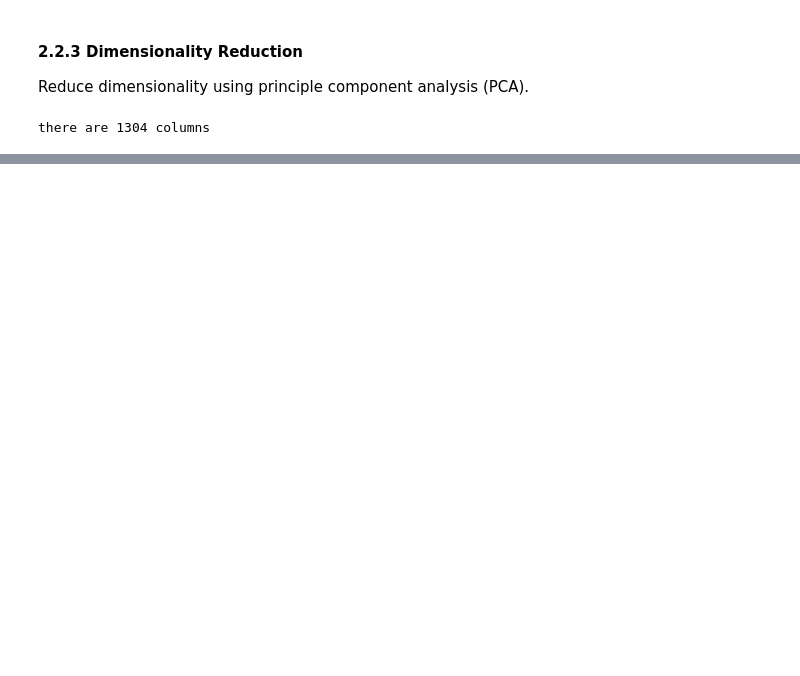
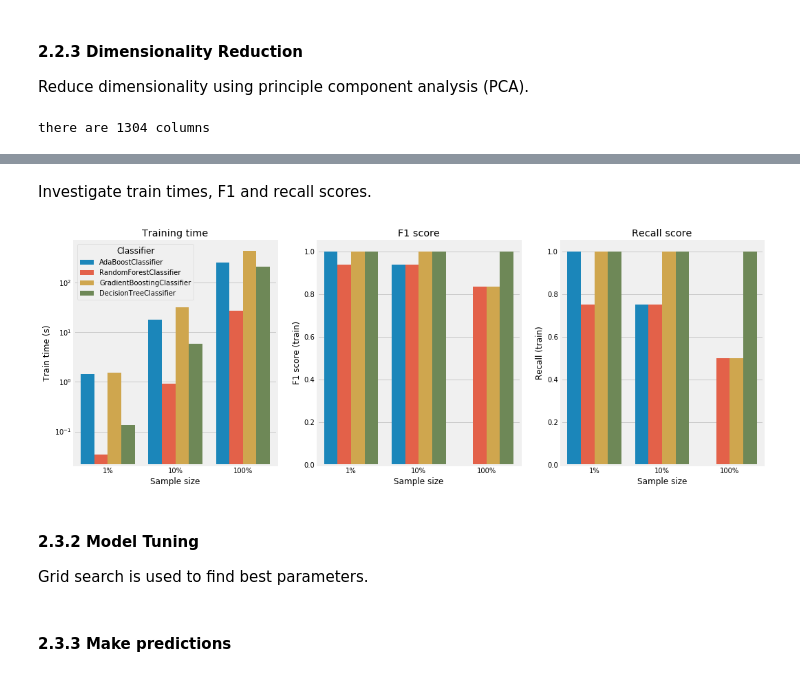
Before and after one commit to TK-Problem/nano_degree_DS, a Jupyter notebook: Capstone_project/Arvato_Project_Part_2.ipynb, the cells around one changed output, grey strips where cells are left out. Drawn from its saved outputs; the diff is of its cells as text; code cells hidden in the pictures; blank space fills up the shorter version.

Commit message:
randomforrest implemented

```diff
--- a/Capstone_project/Arvato_Project_Part_2.ipynb
+++ b/Capstone_project/Arvato_Project_Part_2.ipynb
@@ -856,0 +882,3 @@ Use different supervised learning models to predict potential customers.
+# %%
+# Split the 'features' and 'income' data into training and testing sets
+X_t, X_v, y_t, y_v = train_test_split(X_train_pca, y_train, test_size = 0.2, random_state = 0)
@@ -856,0 +977,2 @@ Use different supervised learning models to predict potential customers.
+# %% [markdown]
+Investigate train times, F1 and recall scores.
@@ -856,0 +1003,34 @@ Use different supervised learning models to predict potential customers.
+# %%
+# Create figure
+fig, ax = plt.subplots(1, 3, figsize = (16,6))
+
+sns.catplot(x="Sample size", y="Train time (s)", hue="Classifier",
+            data=train_times, height=4, kind="bar", ax=ax[0])
+
+sns.catplot(x="Sample size", y="F1 score (train)", hue="Classifier",
+            data=f_train_score, height=4, kind="bar", ax=ax[1])
+
+sns.catplot(x="Sample size", y="Recall (train)", hue="Classifier",
+            data=recall_train, height=4, kind="bar", ax=ax[2])
+
+# make semilog plot for train time
+ax[0].set_yscale('log')
+# remove legends for remaining plots
+ax[1].get_legend().remove()
+ax[2].get_legend().remove()
+
+# set titles
+ax[0].set_title("Training time")
+ax[1].set_title("F1 score")
+ax[2].set_title("Recall score")
+
+# close extra empty plots
+plt.close(2)
+plt.close(3)
+plt.close(4)
+# %% [output]
+[figure, added]
+# %% [markdown]
+#### 2.3.2 Model Tuning
+
+Grid search is used to find best parameters.
@@ -856,0 +1078,2 @@ Use different supervised learning models to predict potential customers.
+# %% [markdown]
+#### 2.3.3 Make predictions
```
Also changed, not shown: parts of 35 cells of this notebook, 1 other file.
